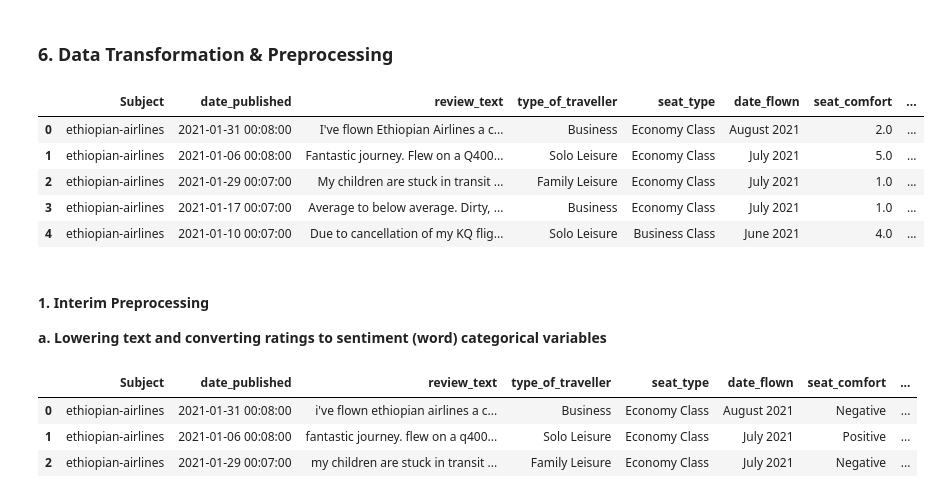
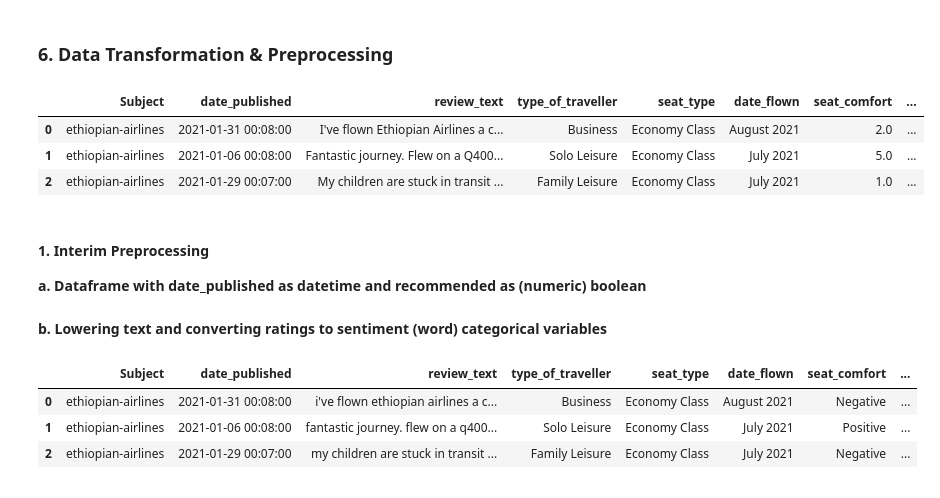
Before and after one commit to KoredeAkande/african-airlines-sentiment-analysis, a Jupyter notebook: notebooks/2.0-data-cleaning-and-preprocessing.ipynb, the cells around one changed output. Saved outputs shown, nothing was run; the diff lists cells and outputs as text; code cells hidden in the pictures.

Commit message:
Updated data cleaning and preprocessing notebook

```diff
--- a/notebooks/2.0-data-cleaning-and-preprocessing.ipynb
+++ b/notebooks/2.0-data-cleaning-and-preprocessing.ipynb
@@ -220,11 +156,13 @@ you can hardly beat the master and singapore airlines is one big master. first,
 # %% [markdown]
 ### 6. Data Transformation & Preprocessing
 # %%
-airlines_df.head()
+airlines_df.head(3)
 # %% [output]
 |  | Subject | date_published | review_text | type_of_traveller | seat_type | date_flown | seat_comfort | ... |
 | 0 | ethiopian-airlines | 2021-01-31 00:08:00 | I've flown Ethiopian Airlines a c... | Business | Economy Class | August 2021 | 2.0 | ... |
 | 1 | ethiopian-airlines | 2021-01-06 00:08:00 | Fantastic journey. Flew on a Q400... | Solo Leisure | Economy Class | July 2021 | 5.0 | ... |
 | 2 | ethiopian-airlines | 2021-01-29 00:07:00 | My children are stuck in transit ... | Family Leisure | Economy Class | July 2021 | 1.0 | ... |
-| 3 | ethiopian-airlines | 2021-01-17 00:07:00 | Average to below average. Dirty, ... | Business | Economy Class | July 2021 | 1.0 | ... |
-| 4 | ethiopian-airlines | 2021-01-10 00:07:00 | Due to cancellation of my KQ flig... | Solo Leisure | Business Class | June 2021 | 4.0 | ... |
+# %% [markdown]
+#### 1. Interim Preprocessing
+
+**a. Dataframe with date_published as datetime and recommended as (numeric) boolean**
@@ -231,6 +171,5 @@ airlines_df.head()
 # %% [markdown]
-#### 1. Interim Preprocessing
-**a. Lowering text and converting ratings to sentiment (word) categorical variables**
+**b. Lowering text and converting ratings to sentiment (word) categorical variables**
 # %%
 #Make copy of the dataframe for data transformation and preprocessing
 transformed_df = airlines_df.copy()
```
Also changed, not shown: parts of 26 cells of this notebook.
